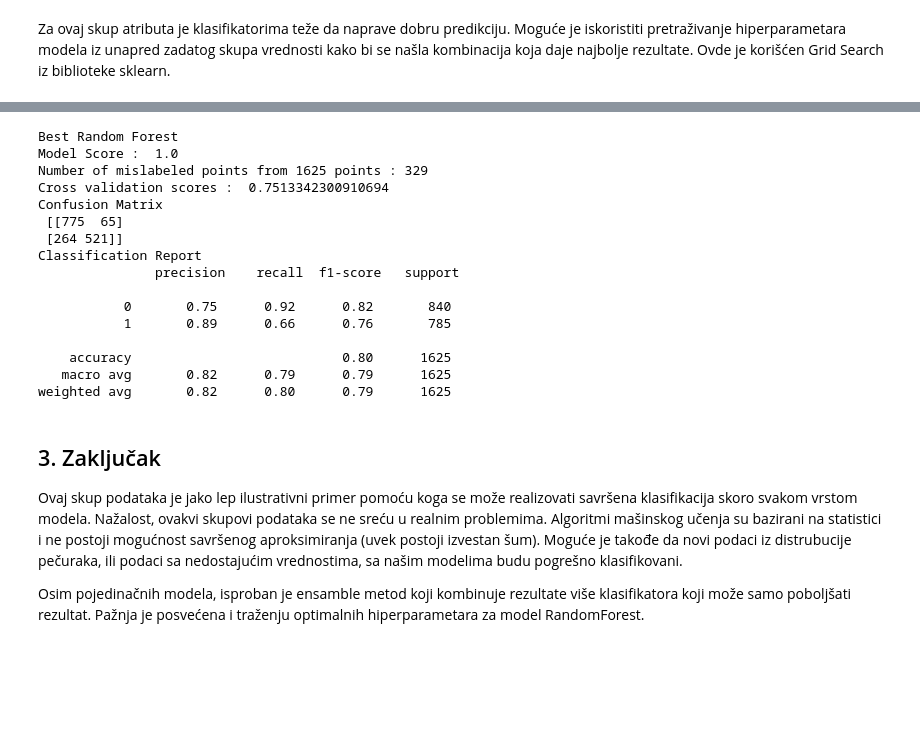
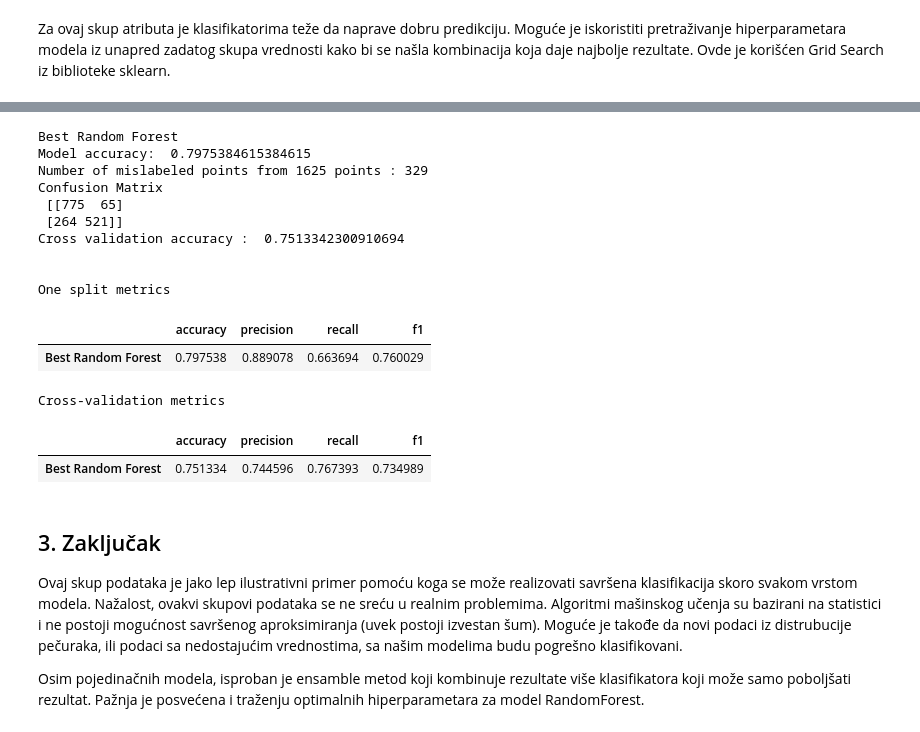
Before and after one commit to IrenaDJ/masinsko-ucenje, a Jupyter notebook: Projekat1.ipynb, the cells around one changed output, grey strips where cells are left out. Saved outputs shown, nothing was run; the diff lists cells and outputs as text; code cells hidden in the pictures; blank space fills up the shorter version.

```diff
--- a/Projekat1.ipynb
+++ b/Projekat1.ipynb
@@ -546,29 +694,37 @@ grid_obj.best_params_
  'max_features': 'auto',
  'n_estimators': 200}
 # %%
-best_clf = RandomForestClassifier(criterion='entropy', max_depth=6, n_estimators=200)
+best_clf = RandomForestClassifier(criterion='gini', max_depth=8, n_estimators=200)
 
 X, y = df_habitat, labels
 X_train, X_test, y_train, y_test = train_test_split(X, y, random_state=7, test_size=0.2)
 
-run_clf(df_habitat, X_train, X_test, y_train, y_test, name = "Best Random Forest", clf = best_clf)
+split_metrics, cv_metrics = run_clf(df_habitat, X_train, X_test, y_train, y_test, name = "Best Random Forest", clf = best_clf)
+print("One split metrics")
+vis1 = pd.DataFrame([split_metrics], columns=["accuracy", "precision", "recall", "f1"], index=["Best Random Forest"])
+
+display(vis1)
+
+print("\nCross-validation metrics")
+vis2 = pd.DataFrame([cv_metrics], columns=["accuracy", "precision", "recall", "f1"], index=["Best Random Forest"])
+
+display(vis2)
 # %% [output]
 Best Random Forest
-Model Score :  1.0
+Model accuracy:  0.7975384615384615
 Number of mislabeled points from 1625 points : 329
-Cross validation scores :  0.7513342300910694
 Confusion Matrix
  [[775  65]
  [264 521]]
-Classification Report
-               precision    recall  f1-score   support
+Cross validation accuracy :  0.7513342300910694
 
-           0       0.75      0.92      0.82       840
-           1       0.89      0.66      0.76       785
 
-    accuracy                           0.80      1625
-   macro avg       0.82      0.79      0.79      1625
-weighted avg       0.82      0.80      0.79      1625
+One split metrics
+|  | accuracy | precision | recall | f1 |
+| Best Random Forest | 0.797538 | 0.889078 | 0.663694 | 0.760029 |
+Cross-validation metrics
+|  | accuracy | precision | recall | f1 |
+| Best Random Forest | 0.751334 | 0.744596 | 0.767393 | 0.734989 |
 # %% [markdown]
 ## 3. Zaključak
 
```
Also changed, not shown: parts of 14 cells of this notebook.
